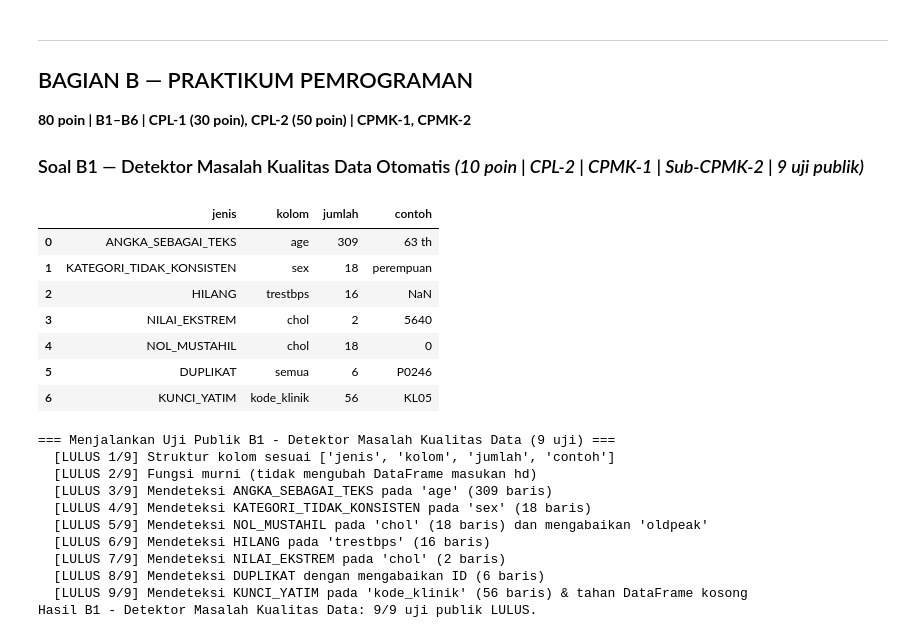
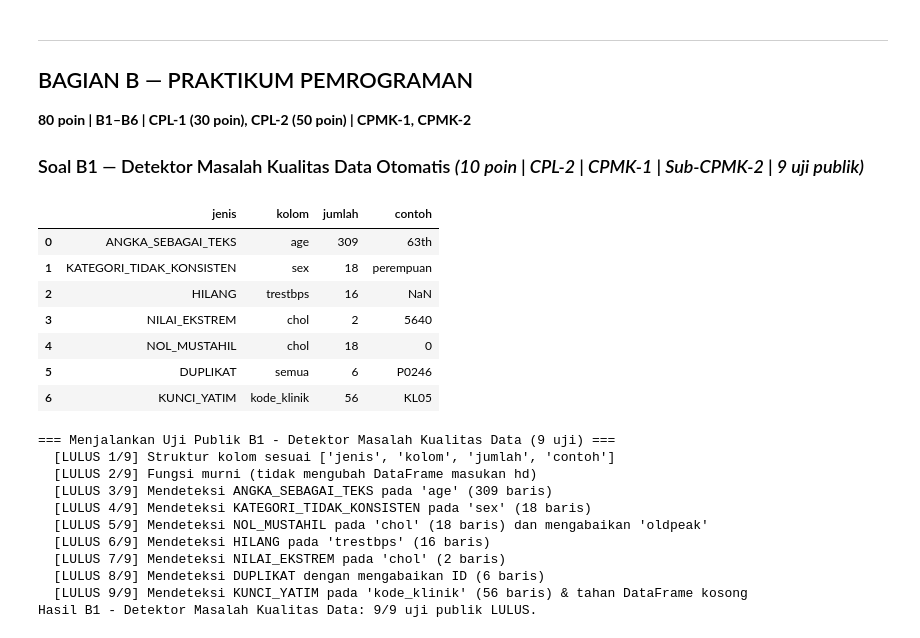
Before and after one commit to YanDraa/HeartDeases, a Jupyter notebook: UTS_DS2313_52250059.ipynb, the cells around one changed output. Saved outputs shown, nothing was run; the diff lists cells and outputs as text; code cells hidden in the pictures.

```diff
--- a/UTS_DS2313_52250059.ipynb
+++ b/UTS_DS2313_52250059.ipynb
@@ -669,14 +669,14 @@ def _mask_kategori_menyimpang(seri_teks):
     return seri_teks != keluarga.map(kanonik)
 
 
-def deteksi_masalah(df, ref_klinik):
+def deteksi_masalah(df, ref_klinik=None):
     """Mendeteksi 7 jenis masalah kualitas data secara otomatis tanpa mengubah df.
 
     Parameters
     ----------
     df : pd.DataFrame
         DataFrame masukan yang akan diperiksa kualitas datanya.
-    ref_klinik : pd.DataFrame or None
+    ref_klinik : pd.DataFrame or None, optional
         Tabel referensi klinik yang memuat kolom 'kode_klinik' (None = lewati KUNCI_YATIM).
 
     Returns
@@ -747,34 +747,34 @@ def deteksi_masalah(df, ref_klinik):
                 min_pos = float(positif.min())
                 frek_tetangga = int((s_valid == min_pos).sum())
                 if min_pos > 0.5 * iqr and jml_nol > frek_tetangga:
                     temuan.append({'jenis': 'NOL_MUSTAHIL', 'kolom': kol, 'jumlah': jml_nol, 'contoh': 0})
 
     # 6. DUPLIKAT (mengabaikan kolom ID)
     kolom_non_id = [c for c in df.columns if c not in kolom_id]
     if kolom_non_id:
         mask_duplikat = df.duplicated(subset=kolom_non_id, keep='first')
         if mask_duplikat.any():
             contoh = str(df.loc[mask_duplikat, kolom_id[0]].iloc[0]) if kolom_id else 'baris_ganda'
             temuan.append({'jenis': 'DUPLIKAT', 'kolom': 'semua',
                            'jumlah': int(mask_duplikat.sum()), 'contoh': contoh})
 
     # 7. KUNCI_YATIM (kode_klinik tanpa referensi di ref_klinik)
     if ref_klinik is not None and 'kode_klinik' in df.columns and 'kode_klinik' in ref_klinik.columns:
         kunci_sah = set(ref_klinik['kode_klinik'].dropna())
         s_klinik = df['kode_klinik'].dropna()
         mask_yatim = ~s_klinik.isin(kunci_sah)
         if mask_yatim.any():
             temuan.append({'jenis': 'KUNCI_YATIM', 'kolom': 'kode_klinik',
                            'jumlah': int(mask_yatim.sum()), 'contoh': str(s_klinik[mask_yatim].iloc[0])})
 
     return pd.DataFrame(temuan, columns=kolom_laporan)
 
 
 laporan_masalah = deteksi_masalah(hd, klinik)
 display(laporan_masalah)
 # %% [output]
 |  | jenis | kolom | jumlah | contoh |
-| 0 | ANGKA_SEBAGAI_TEKS | age | 309 | 63 th |
+| 0 | ANGKA_SEBAGAI_TEKS | age | 309 | 63th |
 | 1 | KATEGORI_TIDAK_KONSISTEN | sex | 18 | perempuan |
 | 2 | HILANG | trestbps | 16 | NaN |
 | 3 | NILAI_EKSTREM | chol | 2 | 5640 |
```
Also changed, not shown: parts of 11 cells of this notebook.
